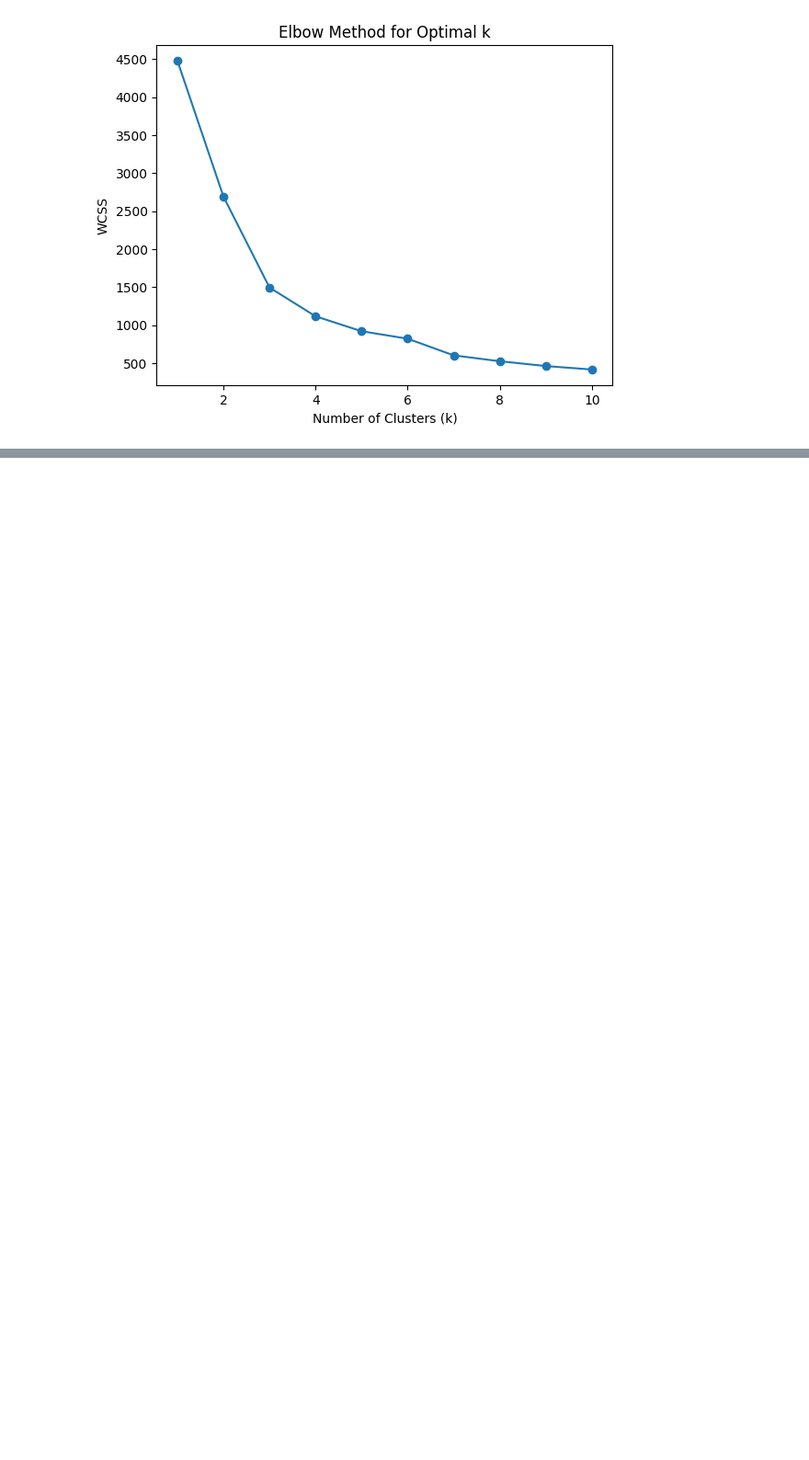
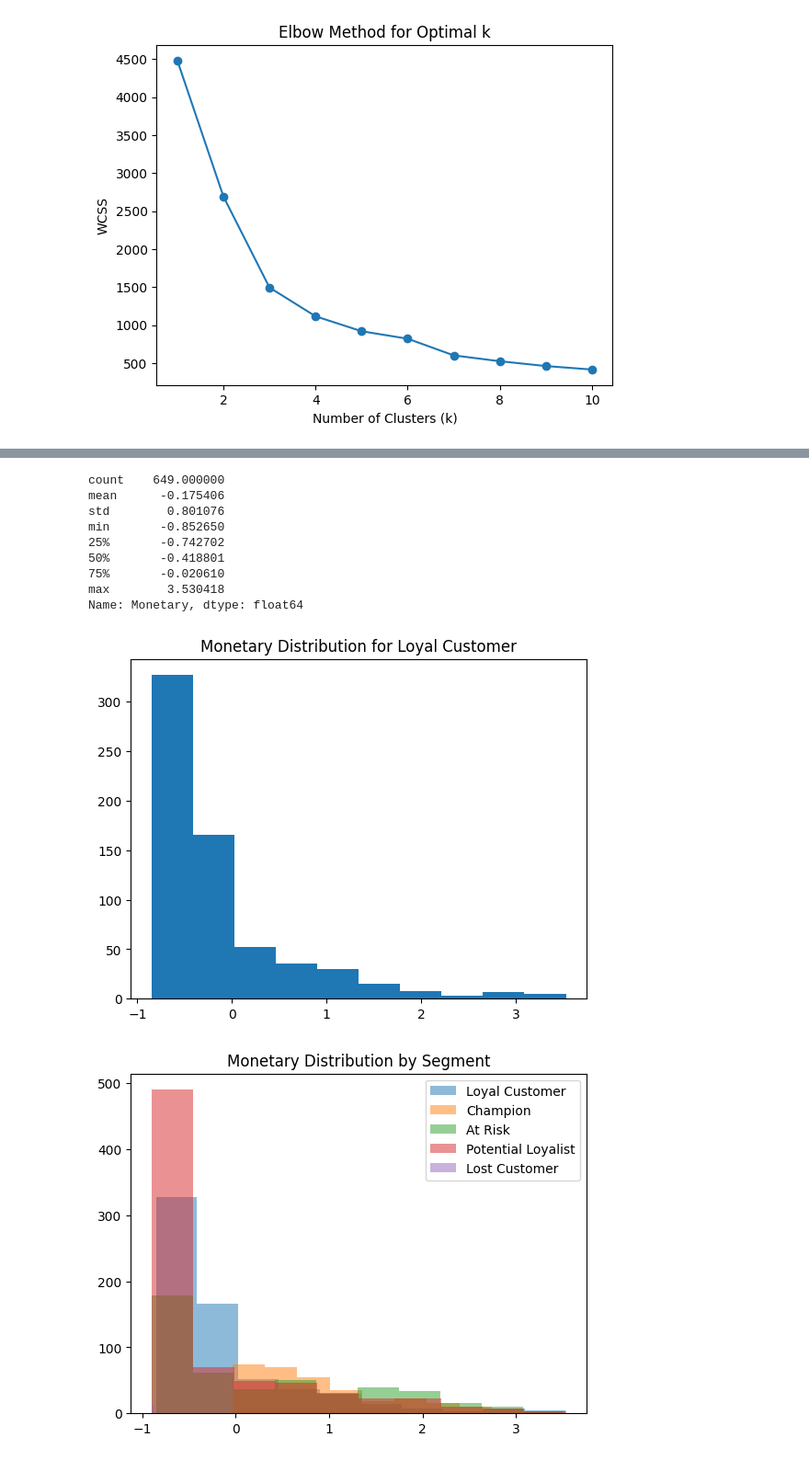
Before and after one commit to ghassantaleb/loyalty-landscape-analysis, a Jupyter notebook: loyalty_landscape_analysis.ipynb, the cells around one changed output, grey strips where cells are left out. Shown at 92% size. Cells and saved outputs as stored; diff of their text form; code cells hidden in the pictures; blank space fills up the shorter version.

```diff
--- a/loyalty_landscape_analysis.ipynb
+++ b/loyalty_landscape_analysis.ipynb
@@ -317,0 +380,30 @@ Silhouette Score (k=4): 0.4448616203729451
+# %%
+# Filter the data for the 'Loyal Customer' segment
+Loyal_Customer_segment = rm[rm['Segment'] == 'Loyal Customer']
+
+# Analyze the distribution of Income for Loyal Customer
+Loyal_Customer_income = Loyal_Customer_segment['Monetary']
+print(Loyal_Customer_income.describe())  # Descriptive statistics
+plt.hist(Loyal_Customer_income)  # Histogram
+plt.title('Monetary Distribution for Loyal Customer')
+plt.show()
+
+# Compare Income distribution of Loyal Customer with other segments
+for segment in rm['Segment'].unique():
+    segment_data = rm[rm['Segment'] == segment]
+    plt.hist(segment_data['Monetary'], alpha=0.5, label=segment)
+plt.title('Monetary Distribution by Segment')
+plt.legend()
+plt.show()
+# %% [output]
+count    649.000000
+mean      -0.175406
+std        0.801076
+min       -0.852650
+25%       -0.742702
+50%       -0.418801
+75%       -0.020610
+max        3.530418
+Name: Monetary, dtype: float64
+[figure, added]
+[figure, added]
```
Also changed, not shown: parts of 29 cells of this notebook.
